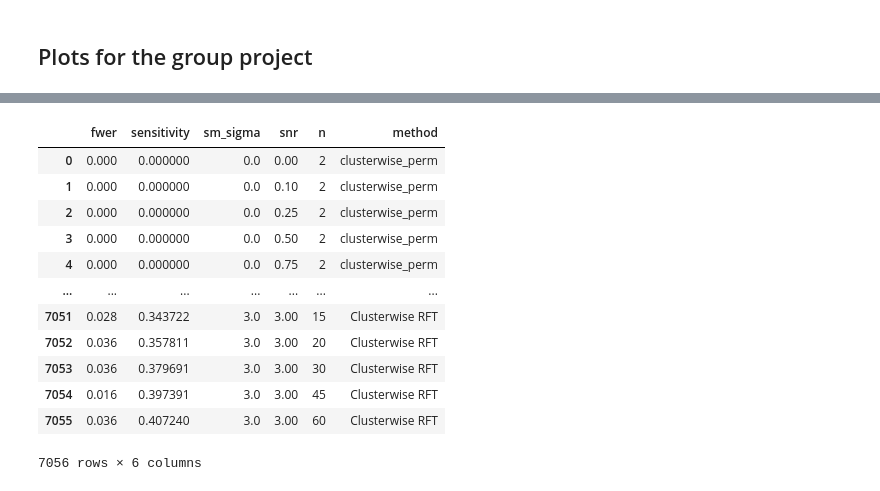
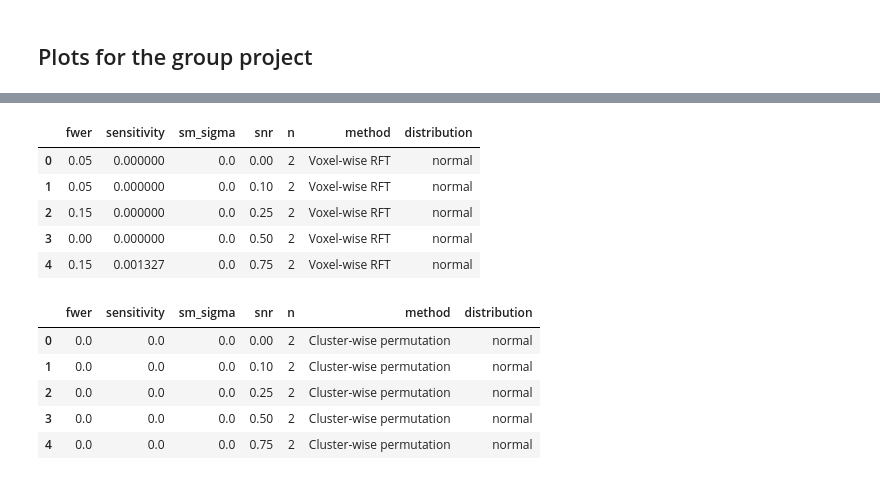
Before and after one commit to lt22412/group_project, a Jupyter notebook: voxel_wise_permutation/group_plots.ipynb, the cells around one changed output, grey strips where cells are left out. Drawn from its saved outputs; the diff is of its cells as text; code cells hidden in the pictures.

```diff
--- a/voxel_wise_permutation/group_plots.ipynb
+++ b/voxel_wise_permutation/group_plots.ipynb
@@ -34,0 +20,30 @@ cv_rft_df
+# %%
+cv_prm_df_t["method"] = "Cluster-wise permutation"
+cv_prm_df_t["distribution"] = "t"
+
+cv_prm_df_n["method"] = "Cluster-wise permutation"
+cv_prm_df_n["distribution"] = "normal"
+
+
+
+cv_rft_df_t["method"] = "Cluster-wise RFT"
+cv_rft_df_t["distribution"] = "t"
+
+cv_rft_df_n["method"] = "Cluster-wise RFT"
+cv_rft_df_n["distribution"] = "normal"
+
+
+
+vv_prm_df_t["method"] = "Voxel-wise permutation"
+vv_prm_df_t["distribution"] = "t"
+
+vv_prm_df_n["method"] = "Voxel-wise permutation"
+vv_prm_df_n["distribution"] = "normal"
+
+
+
+vv_rft_df_t["method"] = "Voxel-wise RFT"
+vv_rft_df_t["distribution"] = "t"
+
+vv_rft_df_n["method"] = "Voxel-wise RFT"
+vv_rft_df_n["distribution"] = "normal"
@@ -34,0 +59,9 @@ cv_rft_df
+# %%
+cv_rft_df_n.rename(columns={"n_subj" : "n", "FWER" : "fwer"}, inplace=True)
+cv_rft_df_t.rename(columns={"n_subj" : "n", "FWER" : "fwer"}, inplace=True)
+
+cv_rft_df_n.drop(['FWHM','threshold_u'],axis=1, inplace=True)
+cv_rft_df_t.drop(['FWHM','threshold_u'],axis=1, inplace=True)
+
+
+cv_rft_df_n.head()
@@ -35,17 +84,20 @@ cv_rft_df
+# %%
+vv_rft_df_n.head()
+# %% [output]
+|  | fwer | sensitivity | sm_sigma | snr | n | method | distribution |
+| 0 | 0.05 | 0.000000 | 0.0 | 0.00 | 2 | Voxel-wise RFT | normal |
+| 1 | 0.05 | 0.000000 | 0.0 | 0.10 | 2 | Voxel-wise RFT | normal |
+| 2 | 0.15 | 0.000000 | 0.0 | 0.25 | 2 | Voxel-wise RFT | normal |
+| 3 | 0.00 | 0.000000 | 0.0 | 0.50 | 2 | Voxel-wise RFT | normal |
+| 4 | 0.15 | 0.001327 | 0.0 | 0.75 | 2 | Voxel-wise RFT | normal |
 # %%
-final_metrics_df = pd.concat([cv_prm_df, vv_prm_df, vv_rft_df, cv_rft_df], ignore_index=True)
-final_metrics_df
+final_metrics_df_t = pd.concat([cv_prm_df_t, vv_prm_df_t, vv_rft_df_t, cv_rft_df_t], ignore_index=True)
+final_metrics_df_n = pd.concat([cv_prm_df_n, vv_prm_df_n, vv_rft_df_n, cv_rft_df_n], ignore_index=True)
+final_metrics_df_n.head()
 # %% [output]
-|  | fwer | sensitivity | sm_sigma | snr | n | method |
-| 0 | 0.000 | 0.000000 | 0.0 | 0.00 | 2 | clusterwise_perm |
-| 1 | 0.000 | 0.000000 | 0.0 | 0.10 | 2 | clusterwise_perm |
-| 2 | 0.000 | 0.000000 | 0.0 | 0.25 | 2 | clusterwise_perm |
-| 3 | 0.000 | 0.000000 | 0.0 | 0.50 | 2 | clusterwise_perm |
-| 4 | 0.000 | 0.000000 | 0.0 | 0.75 | 2 | clusterwise_perm |
-| ... | ... | ... | ... | ... | ... | ... |
-| 7051 | 0.028 | 0.343722 | 3.0 | 3.00 | 15 | Clusterwise RFT |
-| 7052 | 0.036 | 0.357811 | 3.0 | 3.00 | 20 | Clusterwise RFT |
-| 7053 | 0.036 | 0.379691 | 3.0 | 3.00 | 30 | Clusterwise RFT |
-| 7054 | 0.016 | 0.397391 | 3.0 | 3.00 | 45 | Clusterwise RFT |
-| 7055 | 0.036 | 0.407240 | 3.0 | 3.00 | 60 | Clusterwise RFT |
+|  | fwer | sensitivity | sm_sigma | snr | n | method | distribution |
+| 0 | 0.0 | 0.0 | 0.0 | 0.00 | 2 | Cluster-wise permutation | normal |
+| 1 | 0.0 | 0.0 | 0.0 | 0.10 | 2 | Cluster-wise permutation | normal |
+| 2 | 0.0 | 0.0 | 0.0 | 0.25 | 2 | Cluster-wise permutation | normal |
+| 3 | 0.0 | 0.0 | 0.0 | 0.50 | 2 | Cluster-wise permutation | normal |
+| 4 | 0.0 | 0.0 | 0.0 | 0.75 | 2 | Cluster-wise permutation | normal |
-7056 rows × 6 columns
```
Also changed, not shown: parts of 11 cells of this notebook, 12 other files.
